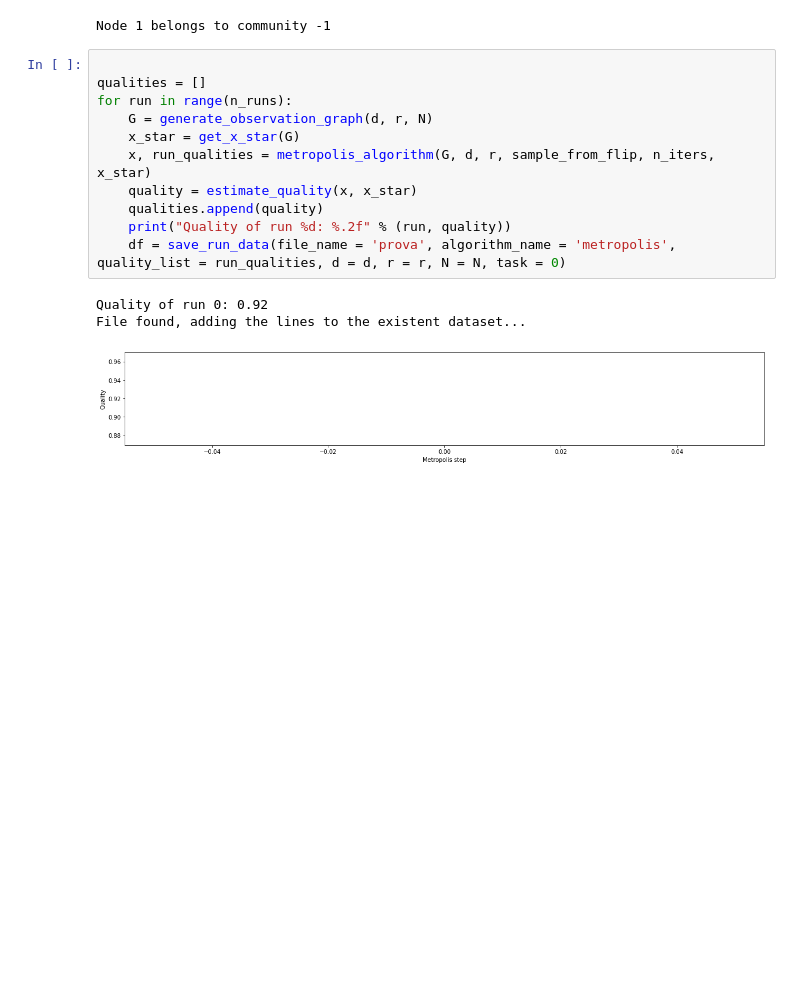
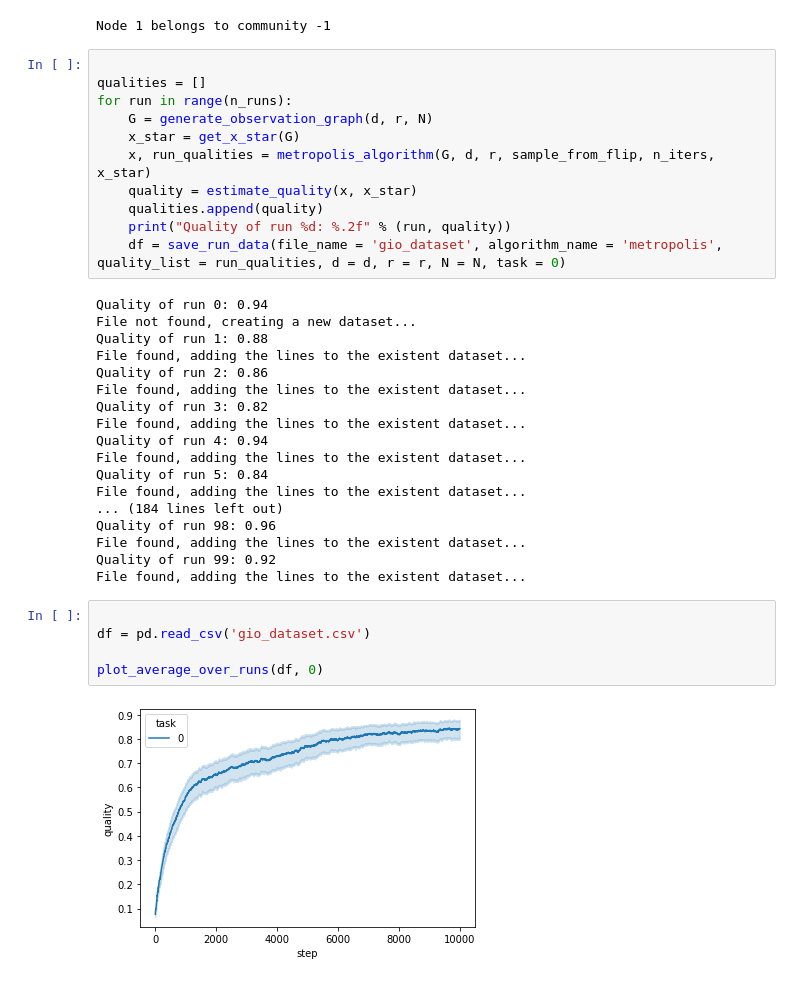
Before and after one commit to davidemazzali/markov-chains-project, a Jupyter notebook: project.ipynb, the cells around one changed output. Saved outputs shown, nothing was run; the diff lists cells and outputs as text; blank space fills up the shorter version.

Commit message:
Added visualization function

```diff
--- a/project.ipynb
+++ b/project.ipynb
@@ -35,8 +38,29 @@ for run in range(n_runs):
     quality = estimate_quality(x, x_star)
     qualities.append(quality)
     print("Quality of run %d: %.2f" % (run, quality))
-    df = save_run_data(file_name = 'prova', algorithm_name = 'metropolis', quality_list = run_qualities, d = d, r = r, N = N, task = 0)
+    df = save_run_data(file_name = 'gio_dataset', algorithm_name = 'metropolis', quality_list = run_qualities, d = d, r = r, N = N, task = 0)
 # %% [output]
-Quality of run 0: 0.92
+Quality of run 0: 0.94
+File not found, creating a new dataset...
+Quality of run 1: 0.88
 File found, adding the lines to the existent dataset...
+Quality of run 2: 0.86
+File found, adding the lines to the existent dataset...
+Quality of run 3: 0.82
+File found, adding the lines to the existent dataset...
+Quality of run 4: 0.94
+File found, adding the lines to the existent dataset...
+Quality of run 5: 0.84
+File found, adding the lines to the existent dataset...
+... (184 lines left out)
+Quality of run 98: 0.96
+File found, adding the lines to the existent dataset...
+Quality of run 99: 0.92
+File found, adding the lines to the existent dataset...
-[figure, removed]
+# %%
+
+df = pd.read_csv('gio_dataset.csv')
+
+plot_average_over_runs(df, 0)
+# %% [output]
+[figure, added]
```
Also changed, not shown: parts of 3 cells of this notebook, 2 other files.
